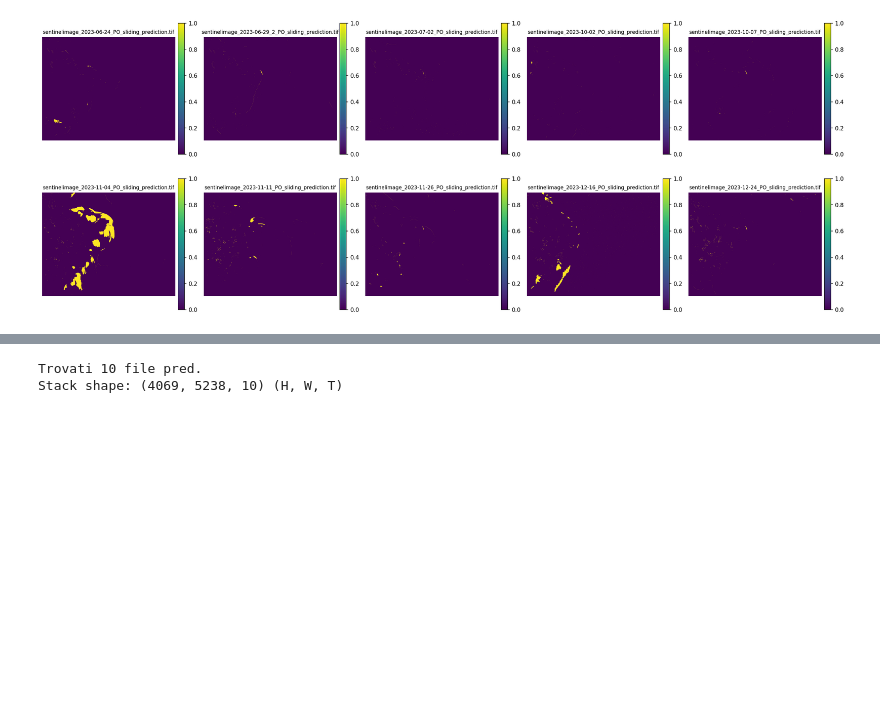
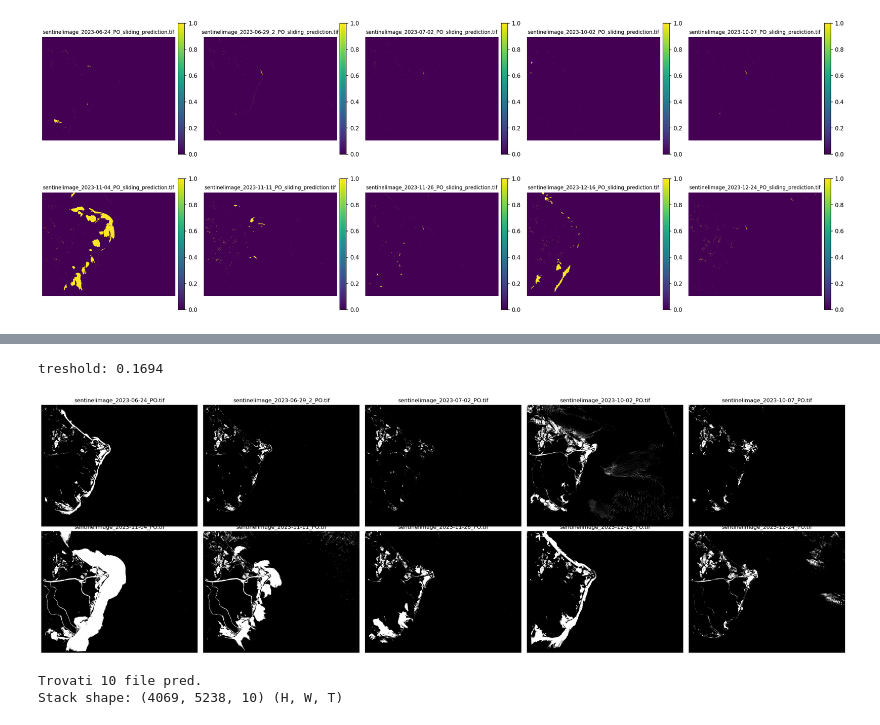
Before and after one commit to Michi-pixel14/Marine_debris_in_River_Deltas, a Jupyter notebook: Marinedebrisedetector_modified.ipynb, the cells around one changed output, grey strips where cells are left out. Saved outputs shown, nothing was run; the diff lists cells and outputs as text; code cells hidden in the pictures; blank space fills up the shorter version.

```diff
--- a/Marinedebrisedetector_modified.ipynb
+++ b/Marinedebrisedetector_modified.ipynb
@@ -87,0 +42,18 @@ No threshold exceedance in 2023. Nothing to download.
+# %%
+
+from shapely.geometry import Point, Polygon
+
+# Point and  Polygon
+point_geom    = next(g for g in all_geometries if g["type"] == "Point")
+polygon_geom  = next(g for g in all_geometries if g["type"] == "Polygon")
+
+# extract coordinates
+outlet_lon, outlet_lat = point_geom["coordinates"]
+aoi_coords = polygon_geom["coordinates"][0]
+
+print("Outlet coords:", outlet_lat, outlet_lon)
+print("AOI polygon coords:", aoi_coords)
+
+lat_point = outlet_lat
+lon_point = outlet_lon
+geometry_coords = aoi_coords
@@ -744 +497,56 @@ plt.show()
+# %%
+#FDI Binarized
+import os
+import numpy as np
+import rasterio
+from skimage.filters import threshold_otsu
+from pathlib import Path
+import matplotlib.pyplot as plt
+
+
+
+tiff_dir = Path("/home/michelangelo/PO_river")
+all_files = sorted([str(p) for p in tiff_dir.glob("*.tif") if "_prediction" not in p.name])
+
+
+normalized_fdi_list = []
+all_values = []
+
+for path in all_files:
+    fdi = compute_fdi(path)
+    m = np.nanmax(fdi)
+    fdi_n = (fdi / m) if np.isfinite(m) and m != 0 else np.full_like(fdi, np.nan)
+    normalized_fdi_list.append(fdi_n)
+
+    vals = fdi_n[~np.isnan(fdi_n)].ravel()
+    if vals.size > 0:
+        all_values.append(vals)
+
+
+all_values = np.concatenate(all_values)
+
+
+global_thresh = threshold_otsu(all_values)
+print(f"treshold: {global_thresh:.4f}")
+
+
+nrows, ncols = 2, 5
+fig, axes = plt.subplots(nrows, ncols, figsize=(5 * ncols, 4 * nrows))
+axes = axes.flatten()
+
+for i, fdi_norm in enumerate(normalized_fdi_list):
+
+    bin_map = np.where(fdi_norm >= global_thresh, 1, 0)
+    im = axes[i].imshow(bin_map, cmap='gray')
+    axes[i].set_title(os.path.basename(all_files[i]))
+    axes[i].axis('off')
+
+for j in range(i + 1, len(axes)):
+    axes[j].axis('off')
+
+plt.tight_layout()
+plt.show()
+# %% [output]
+treshold: 0.1694
+[figure, added]
 # %%
```
Also changed, not shown: parts of 22 cells of this notebook.
